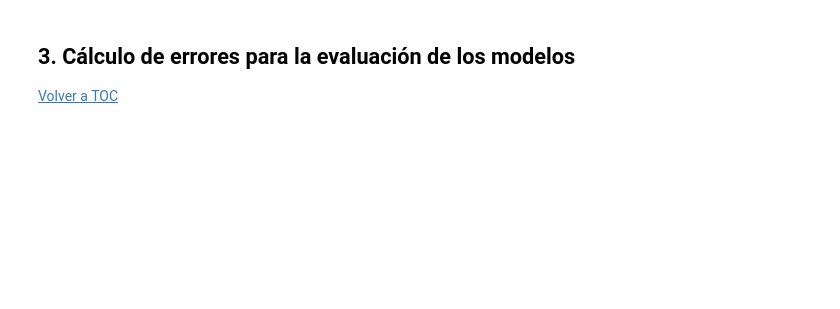
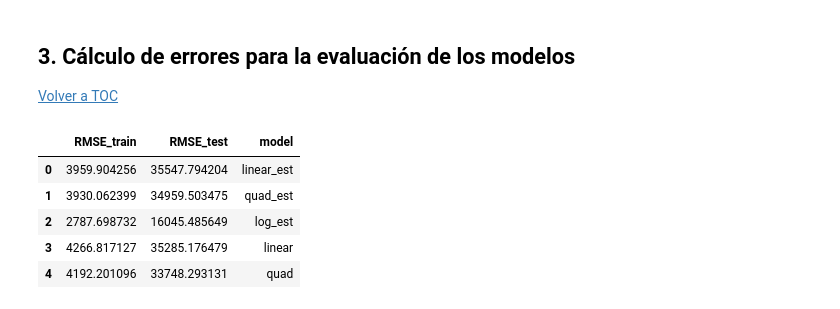
Before and after one commit to LeandroNardi96/Prediccion-del-Precio-de-un-Activo-Financiero-Criptomoneda, a Jupyter notebook: Workshop_final_index.ipynb, the cells around one changed output. Saved outputs shown, nothing was run; the diff lists cells and outputs as text; code cells hidden in the pictures; blank space fills up the shorter version.

```diff
--- a/Workshop_final_index.ipynb
+++ b/Workshop_final_index.ipynb
@@ -126,6 +196,3 @@ ts.arima(modelo,2,0,2,0.05)
 <a id="3."></a>
 ## 3. Cálculo de errores para la evaluación de los modelos
 <a href='#indice'>Volver a TOC</a>
-# %%
-df_train = modelo[1]
-df_test = modelo[2]
@@ -135,0 +199,39 @@ ts.RMSE(df_test.model_ARIMA,df_test.Close)
+# %%
+dic = {}
+dicc = {}
+for j in est:
+    if j:
+        for i in models:
+            try:
+                df_train = model[str(i)+'_est'][1]
+                df_test = model[str(i)+'_est'][2]
+                dic['RMSE_train'] = ts.RMSE(df_train.model_ARIMA,df_train.Close)
+                dic['RMSE_test'] = ts.RMSE(df_test.model_ARIMA,df_test.Close)
+                dic['model'] = str(i) + '_est'
+                lista = list(dic.values())
+                dicc[str(i)+'_est'] = lista
+            except:
+                continue
+        else:
+            for i in models:
+                try:
+                    df_train = model[str(i)][1]
+                    df_test = model[str(i)][2]
+                    dic['RMSE_train'] = ts.RMSE(df_train.model_ARIMA,df_train.Close)
+                    dic['RMSE_test'] = ts.RMSE(df_test.model_ARIMA,df_test.Close)
+                    dic['model'] = str(i)
+                    lista = list(dic.values())
+                    dicc[str(i)] = lista
+                except:
+                    continue
+
+df_eval = pd.DataFrame(dicc).T.rename(columns={0:'RMSE_train',1:'RMSE_test',2:'model'}).reset_index(drop=True)
+# %%
+df_eval
+# %% [output]
+|  | RMSE_train | RMSE_test | model |
+| 0 | 3959.904256 | 35547.794204 | linear_est |
+| 1 | 3930.062399 | 34959.503475 | quad_est |
+| 2 | 2787.698732 | 16045.485649 | log_est |
+| 3 | 4266.817127 | 35285.176479 | linear |
+| 4 | 4192.201096 | 33748.293131 | quad |
```
Also changed, not shown: parts of 11 cells of this notebook.
